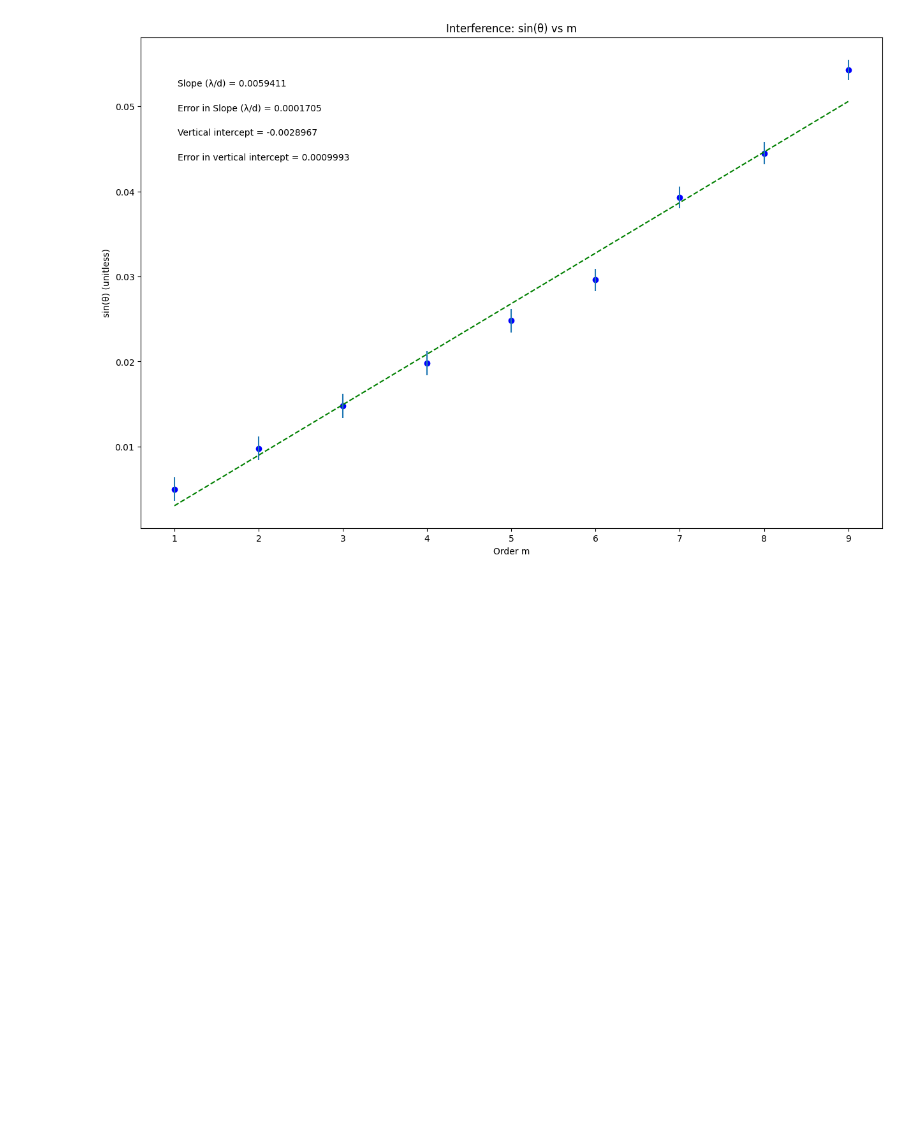
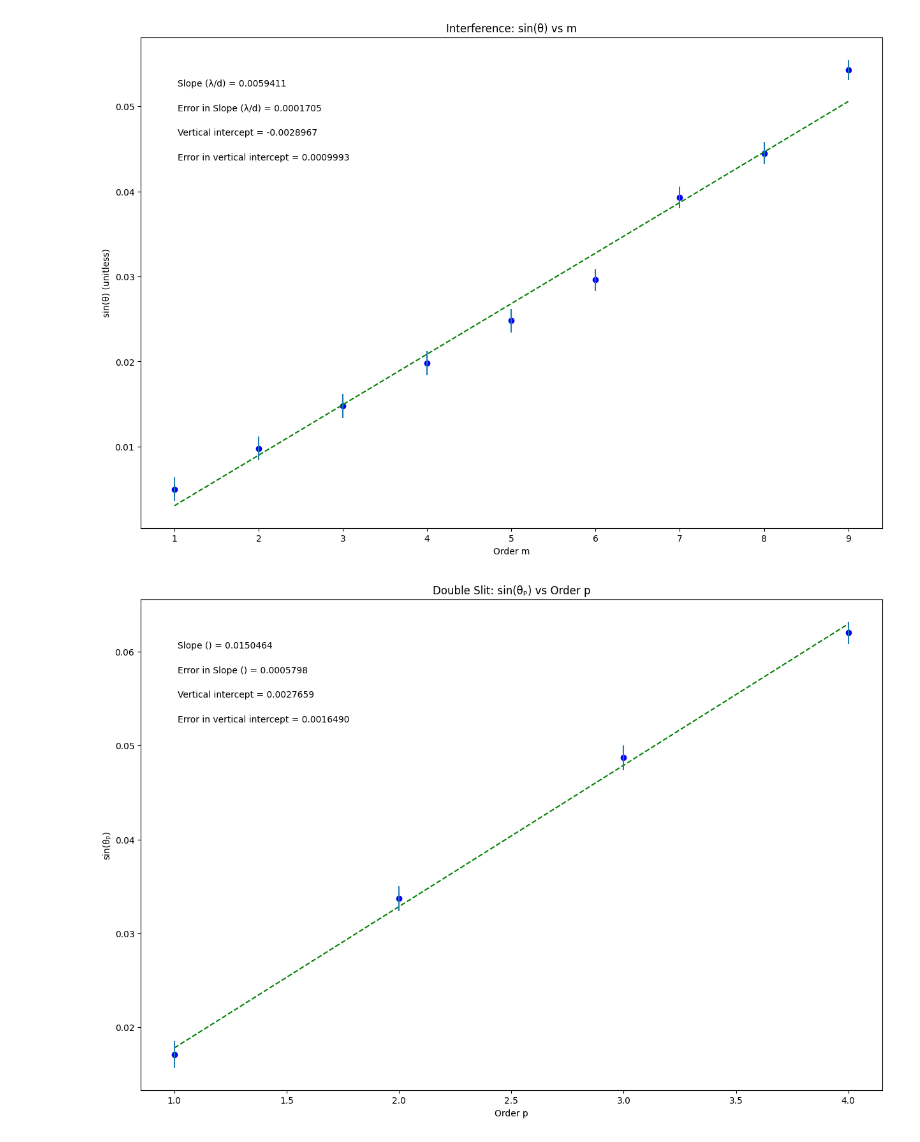
Before and after one commit to TrevanMorin/Physics, a Jupyter notebook: Lab10.ipynb, the cells around one changed output. Cells and saved outputs as stored; diff of their text form; code cells hidden in the pictures; blank space fills up the shorter version.

```diff
--- a/Lab10.ipynb
+++ b/Lab10.ipynb
@@ -76,3 +76,83 @@ plt.annotate('Error in vertical intercept = {:.7f}'.format(db), (xpos, ypos[3]),
 plt.show()
 # %% [output]
 [figure]
+# %%
+# PHSX 216 & 218 plotting code
+# Brianna Beller
+# Updated September 2023
+
+# import packages and libraries, assign shortcut names
+%matplotlib inline
+from __future__ import division  # only used if running python 2
+import numpy as np
+import matplotlib.pyplot as plt
+
+# ----------UPDATE THIS SECTION----------
+
+# DATA TO BE PLOTTED
+xvariable_changeme = np.array([1, 2, 3, 4])  # p
+yvariable_changeme = np.array([0.0171, 0.0337, 0.0487, 0.0620])  # sin(theta_p)
+err_yvariable_changeme = np.array([0.0014, 0.0013, 0.0013, 0.0012])  # uncertainty in sin(theta_p)
+
+# Re-assign variables for plotting
+x = xvariable_changeme
+y = yvariable_changeme
+dy = err_yvariable_changeme
+
+# LABELS (edit for this plot)
+plot_title = 'Double Slit: sin(θₚ) vs Order p'
+x_label = 'Order p'
+y_label = 'sin(θₚ)'
+slope_units = ''  # no units
+
+# Annotation position
+annotation_placement = 2
+
+# ----------DO NOT CHANGE BELOW THIS LINE----------
+
+# Calculate slope and intercept
+b, m = np.polynomial.polynomial.polyfit(x, y, 1, w=dy)
+fit = b + m * x
+
+# Error calculations
+def Delta(x, dy):
+    return (sum(1 / dy ** 2)) * (sum(x ** 2 / dy ** 2)) - (sum(x / dy ** 2)) ** 2
+
+D = Delta(x, dy)
+dm = np.sqrt(1 / D * sum(1 / dy ** 2))
+db = np.sqrt(1 / D * sum(x ** 2 / dy ** 2))
+
+# Goodness of fit
+def LLSFD2(x, y, dy):
+    return sum(((y - b - m * x) / dy) ** 2)
+
+N = LLSFD2(x, y, dy)
+
+# Annotation placement
+if annotation_placement == 2 or annotation_placement == 3:
+    xpos = 0.05
+elif annotation_placement == 1 or annotation_placement == 4:
+    xpos = 0.75
+
+if annotation_placement == 1 or annotation_placement == 2:
+    ypos = [.9, .85, .8, .75]
+elif annotation_placement == 3 or annotation_placement == 4:
+    ypos = [.2, .15, .1, .05]
+
+# Plotting
+plt.figure(figsize=(15, 10))
+plt.plot(x, fit, color='green', linestyle='--')
+plt.scatter(x, y, color='blue', marker='o')
+plt.xlabel(x_label)
+plt.ylabel(y_label)
+plt.title(plot_title)
+plt.errorbar(x, y, yerr=dy, fmt="none")
+
+plt.annotate('Slope ({}) = {:.7f}'.format(slope_units, m), (xpos, ypos[0]), xycoords='axes fraction')
+plt.annotate('Error in Slope ({}) = {:.7f}'.format(slope_units, dm), (xpos, ypos[1]), xycoords='axes fraction')
+plt.annotate('Vertical intercept = {:.7f}'.format(b), (xpos, ypos[2]), xycoords='axes fraction')
+plt.annotate('Error in vertical intercept = {:.7f}'.format(db), (xpos, ypos[3]), xycoords='axes fraction')
+
+plt.show()
+# %% [output]
+[figure, added]
```
